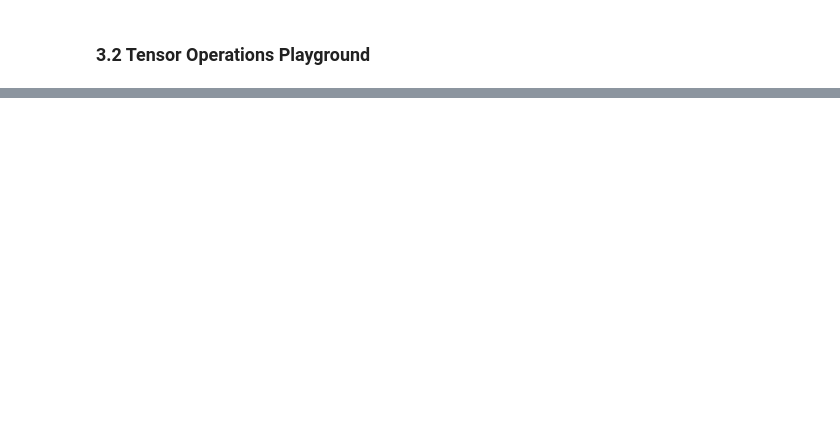
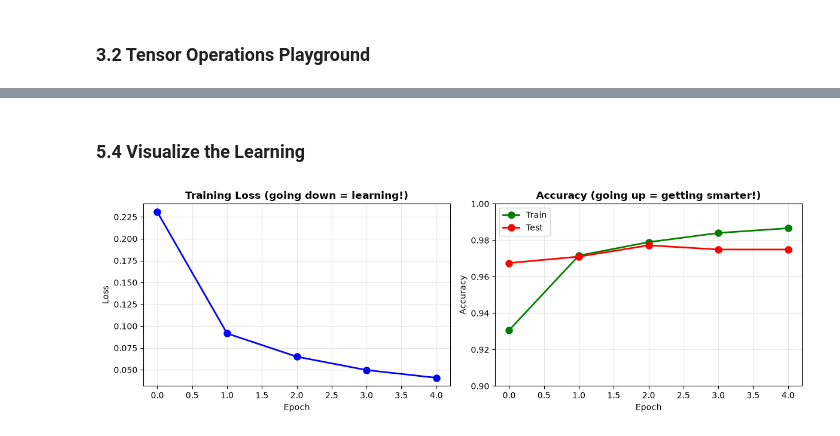
Before and after one commit to Raghunandan-79/ai-bootcamp, a Jupyter notebook: 4-introduction-to-tensors-and-pytorch/class-4.ipynb, the cells around one changed output, grey strips where cells are left out. Saved outputs shown, nothing was run; the diff lists cells and outputs as text; code cells hidden in the pictures; blank space fills up the shorter version.

```diff
--- a/4-introduction-to-tensors-and-pytorch/class-4.ipynb
+++ b/4-introduction-to-tensors-and-pytorch/class-4.ipynb
@@ -570,0 +974,24 @@ Size  4000×4000  | CPU:   303.30ms | GPU:    35.12ms | Speedup:    8.6x
+# %% [markdown]
+### 5.4 Visualize the Learning
+# %%
+fig, axes = plt.subplots(1, 2, figsize=(12, 4))
+
+axes[0].plot(train_losses, 'b-o', linewidth=2, markersize=8)
+axes[0].set_xlabel('Epoch')
+axes[0].set_ylabel('Loss')
+axes[0].set_title('Training Loss (going down = learning!)', fontweight='bold')
+axes[0].grid(True, alpha=0.3)
+
+axes[1].plot(train_accs, 'g-o', linewidth=2, markersize=8, label='Train')
+axes[1].plot(test_accs, 'r-o', linewidth=2, markersize=8, label='Test')
+axes[1].set_xlabel('Epoch')
+axes[1].set_ylabel('Accuracy')
+axes[1].set_title('Accuracy (going up = getting smarter!)', fontweight='bold')
+axes[1].legend()
+axes[1].grid(True, alpha=0.3)
+axes[1].set_ylim(0.9, 1.0)
+
+plt.tight_layout()
+plt.show()
+# %% [output]
+[figure, added]
```
Also changed, not shown: parts of 27 cells of this notebook, 9 other files.
